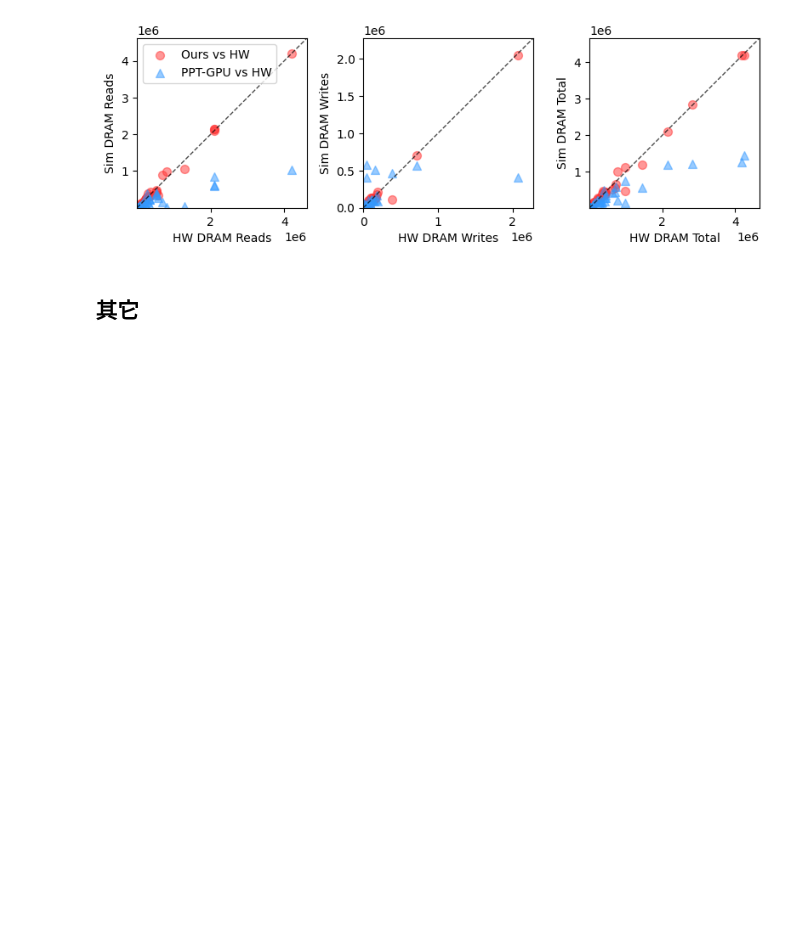
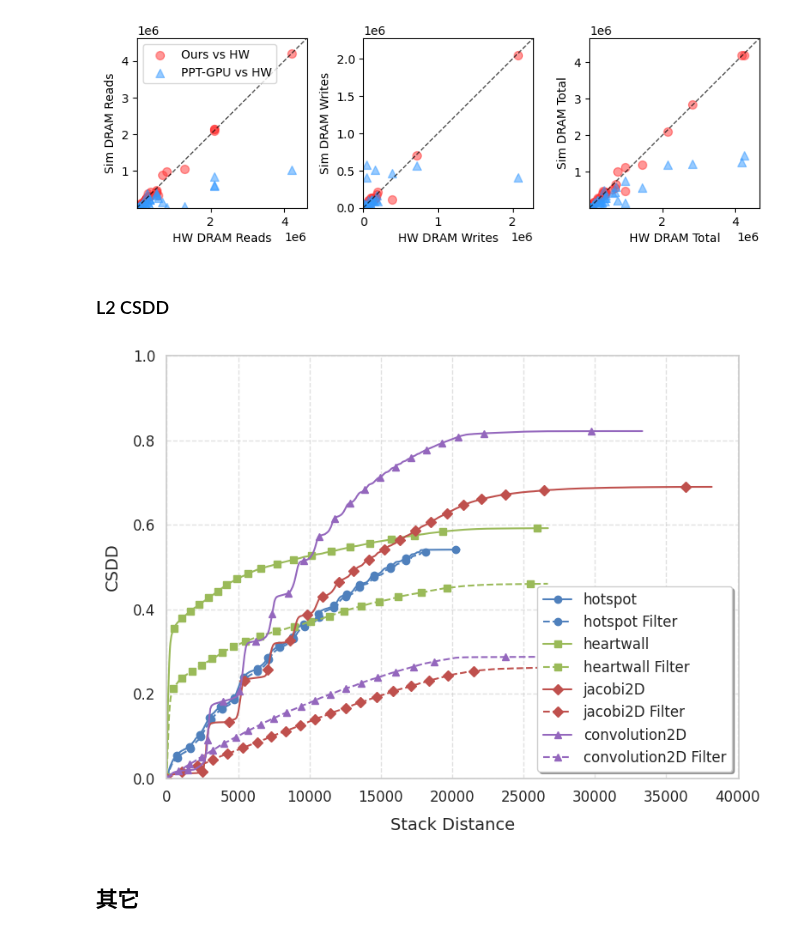
Before and after one commit to TheRainstorm/ppt-gpu-subcore, a Jupyter notebook: memory_model/paper.ipynb, the cells around one changed output. Saved outputs shown, nothing was run; the diff lists cells and outputs as text; code cells hidden in the pictures; blank space fills up the shorter version.

Commit message:
paper: 添加绘制 csdd

```diff
--- a/memory_model/paper.ipynb
+++ b/memory_model/paper.ipynb
@@ -814,3 +814,5 @@ df3 = get_metric_df(df_sim1, df_sim2, 'dram_ld_trans')
 draw_correl3(df3, df1, df2, 'tmp_draw/corrl_dram.png', ['DRAM Reads', 'DRAM Writes', 'DRAM Total'], log=False, save_pdf='DRAM2.pdf', figsize=(8, 4))
 # %% [output]
 [figure]
+# %% [markdown]
+### L2 CSDD
@@ -817,3 +942,48 @@ draw_correl3(df3, df1, df2, 'tmp_draw/corrl_dram.png', ['DRAM Reads', 'DRAM Writ
+# %%
+from src.sdcm import get_stack_distance, get_sdd_dict, get_csdd, draw_SD, draw_sdd, draw_csdd
+
+def get_(l1_dump_trace):
+    with open(l1_dump_trace) as f:
+        smi_trace_ = json.load(f)
+    smi_trace = smi_trace_
+    from src.sdcm import get_stack_distance, get_sdd_dict, get_csdd, draw_SD, draw_sdd, draw_csdd
+    SD = get_stack_distance(smi_trace)
+    # sdd_dict = get_sdd_dict(SD, smi_trace)
+    # print(sdd_dict)
+    sdd, csdd = get_csdd(SD)
+    label = l1_dump_trace.replace('.json', '')
+    outptu_dir = 'paper_draw'
+    debug_save = {'SD': SD, 'sdd': sdd, 'csdd': csdd}
+    with open(f"{label}_debug.json", 'w') as f:
+        json.dump(debug_save, f)
+    return debug_save
+# %%
+# apps = ['cfd', 'convolution2D']
+apps = ['hotspot', 'heartwall','jacobi2D', 'convolution2D']
+# apps = ['jacobi2D']
+csdd_list = []
+labels = []
+for app in apps:
+    debug1_json = f'l2_dump_trace_{app}_debug.json'
+    debug2_json = f'l2_dump_trace_{app}_L1_Filter_debug.json'
+    try:
+        with open(debug1_json) as f:
+            debug1_save = json.load(f)
+    except:
+        l2_dump_trace = f'l2_dump_trace_{app}.json'
+        debug1_save = get_(l2_dump_trace)
+    try:
+        with open(debug2_json) as f:
+            debug2_save = json.load(f)
+    except:
+        l2_dump_trace = f'l2_dump_trace_{app}_L1_Filter.json'
+        debug2_save = get_(l2_dump_trace)
+    csdd_list += [debug1_save['csdd'], debug2_save['csdd']]
+    labels += [f'{app}', f'{app} Filter']
+
+draw_csdd_list(csdd_list, labels, 'test.png', save_pdf='csdd.pdf')
+# %% [output]
+[figure, added]
 # %% [markdown]
 ## 其它
 # %% [markdown]
```
Also changed, not shown: parts of 1 cell of this notebook, 1 other file.
